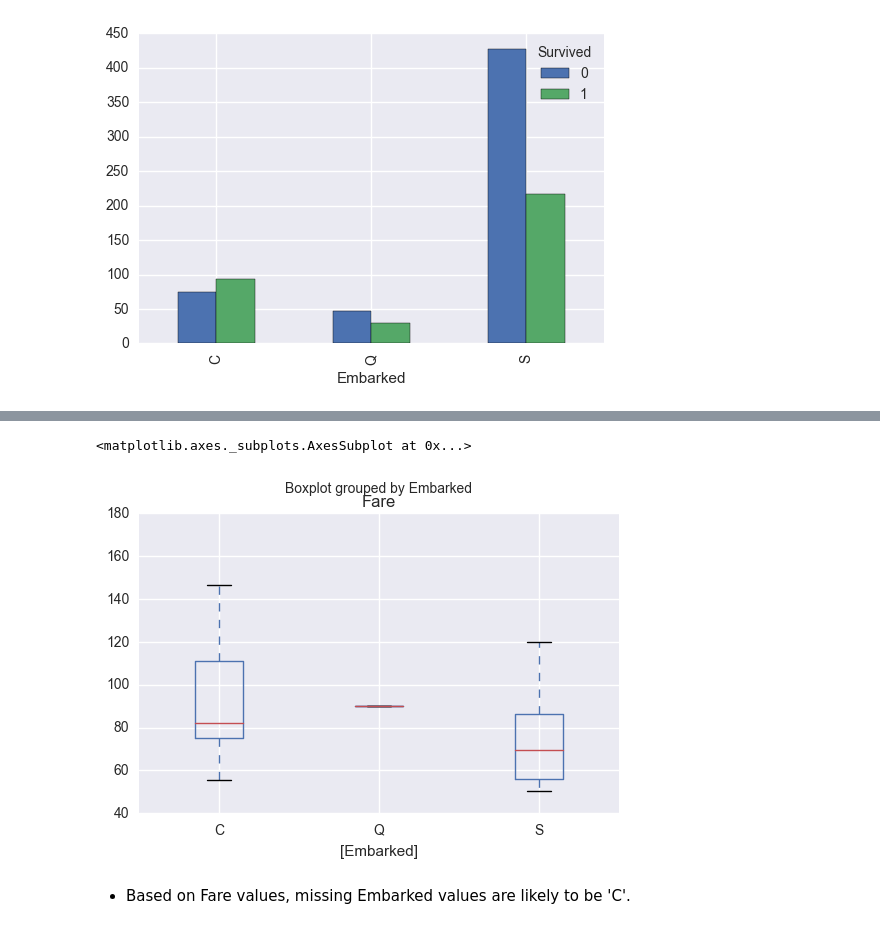
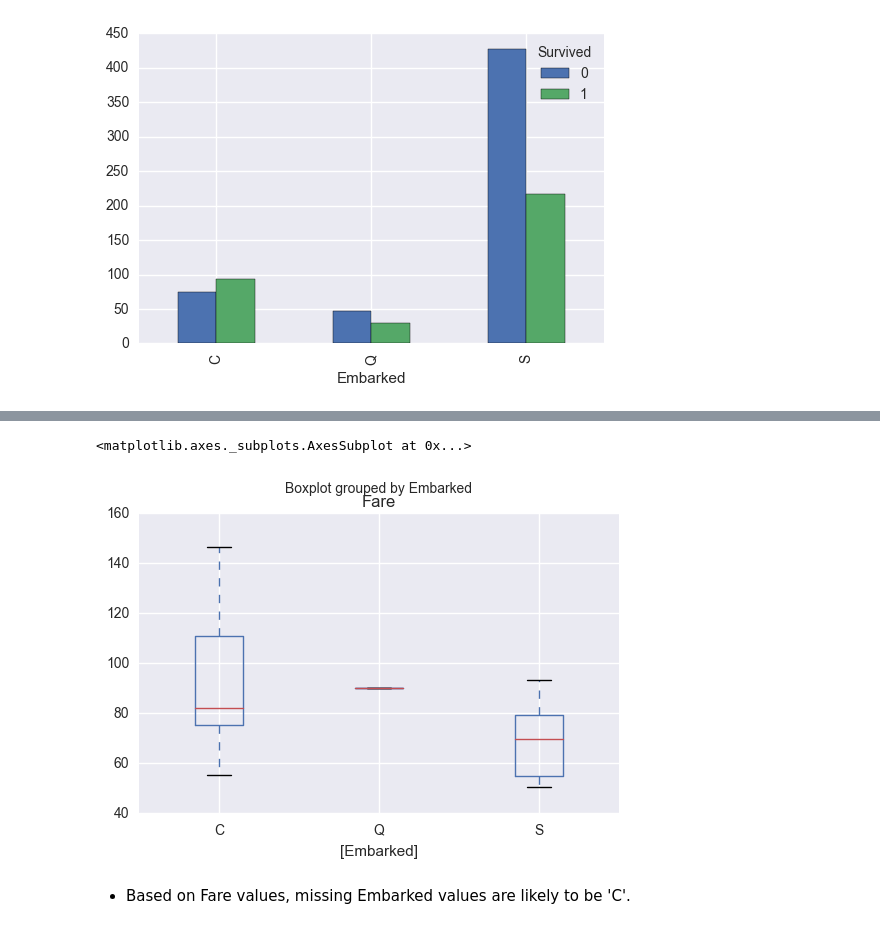
Before and after one commit to smkim235/kaggle, a Jupyter notebook: titanic_survival/1. Titanic - Data Exploration.ipynb, the cells around one changed output, grey strips where cells are left out. Cells and saved outputs as stored; diff of their text form; code cells hidden in the pictures.

```diff
--- a/titanic_survival/1. Titanic - Data Exploration.ipynb
+++ b/titanic_survival/1. Titanic - Data Exploration.ipynb
@@ -255,7 +247,7 @@ sns.distplot(fares[df.Embarked == 'S'], hist=0, kde=1, label='S')
 # %%
-df[['Embarked','Fare']][(df.Fare > 50) & (df.Fare < 200)].boxplot(by='Embarked')
+df[['Embarked','Fare']][(df.Fare > 50) & (df.Fare < 150)].boxplot(by='Embarked')
 # %% [output]
 <matplotlib.axes._subplots.AxesSubplot at 0x...>
-[figure, old version]
+[figure, new version]
 # %% [markdown]
 - Based on Fare values, missing Embarked values are likely to be 'C'.
```
Also changed, not shown: parts of 8 cells of this notebook, 7 other files.
